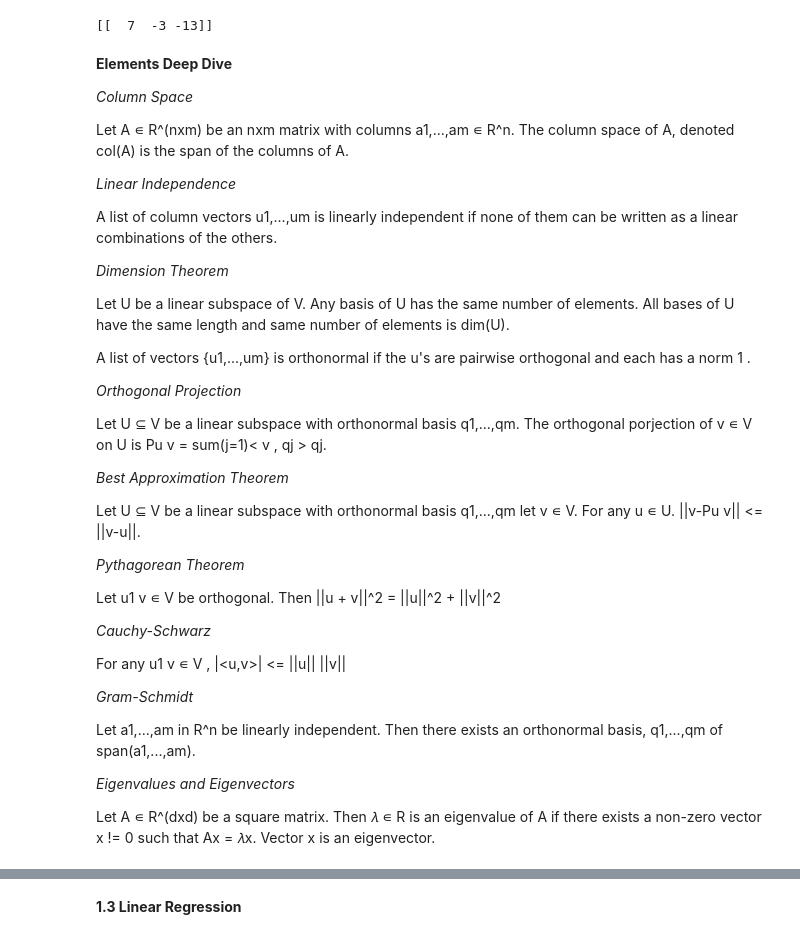
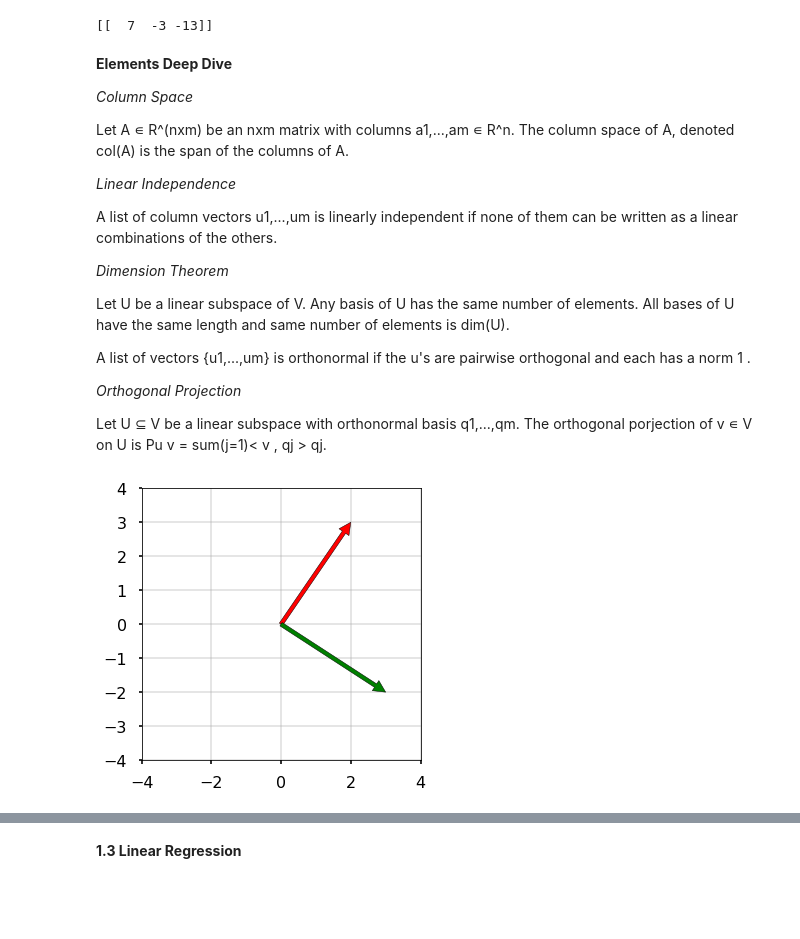
Before and after one commit to SamariaSpringfield/MAT421_, a Jupyter notebook: Section1.ipynb, the cells around one changed output, grey strips where cells are left out. Drawn from its saved outputs; the diff is of its cells as text; code cells hidden in the pictures; blank space fills up the shorter version.

```diff
--- a/Section1.ipynb
+++ b/Section1.ipynb
@@ -112,23 +112,23 @@ A list of vectors {u1,...,um} is orthonormal if the u's are pairwise orthogonal
 *Orthogonal Projection*
 
 Let U ⊆ V be a linear subspace with orthonormal basis q1,...,qm. The orthogonal porjection of v ∊ V on U is Pu v = sum(j=1)< v , qj > qj.
-
-*Best Approximation Theorem*
-
-Let U ⊆ V be a linear subspace with orthonormal basis q1,...,qm let v ∊ V. For any u ∊ U. ||v-Pu v|| <= ||v-u||.
-
-*Pythagorean Theorem*
-
- Let u1 v ∊ V be orthogonal. Then ||u + v||^2 = ||u||^2 + ||v||^2
-
-*Cauchy-Schwarz*
-
-For any u1 v ∊ V , |<u,v>| <= ||u|| ||v||
-
-*Gram-Schmidt*
-
-Let a1,...,am in R^n be linearly independent. Then there exists an orthonormal basis, q1,...,qm of span(a1,...,am).
-
-*Eigenvalues and Eigenvectors*
-
-Let A ∊ R^(dxd) be a square matrix. Then 𝜆 ∊ R is an eigenvalue of A if there exists a non-zero vector x != 0 such that Ax = 𝜆x. Vector x is an eigenvector.
+# %%
+#2D representation of Orthogonal Projection
+import numpy as np
+import matplotlib.pyplot as plt
+
+fig = plt.figure(figsize=(5, 5))
+ax = fig.add_subplot(111)
+
+ax.grid(alpha=0.4)
+ax.set(xlim=(-4, 4), ylim=(-4, 4))
+
+v1 = np.array([2,  3])
+v2 = np.array([3, -2])
+
+# Plot the orthogonal vectors
+ax.annotate('', xy=v1, xytext=(0, 0), arrowprops=dict(facecolor='r'))
+ax.annotate('', xy=v2, xytext=(0, 0), arrowprops=dict(facecolor='g'))
+plt.show()
+# %% [output]
+[figure, added]
```
Also changed, not shown: parts of 3 cells of this notebook.
